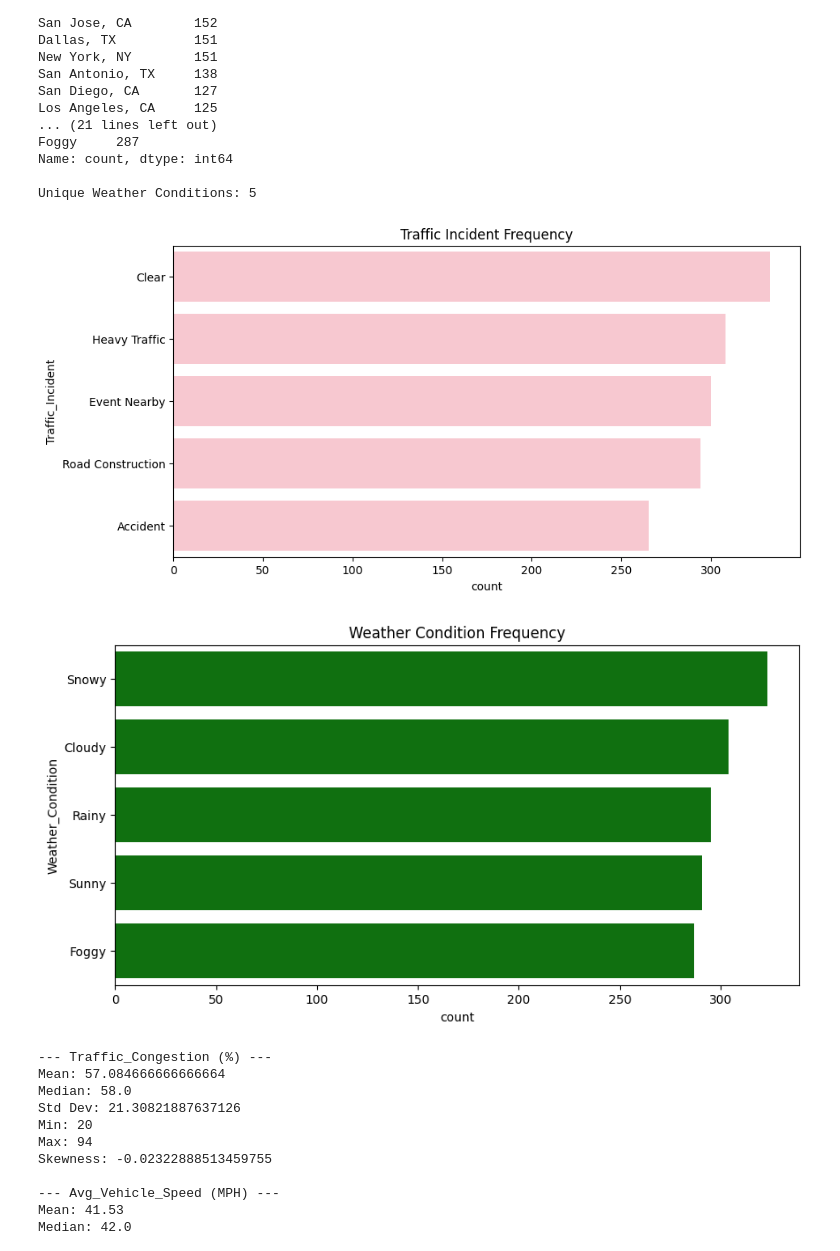
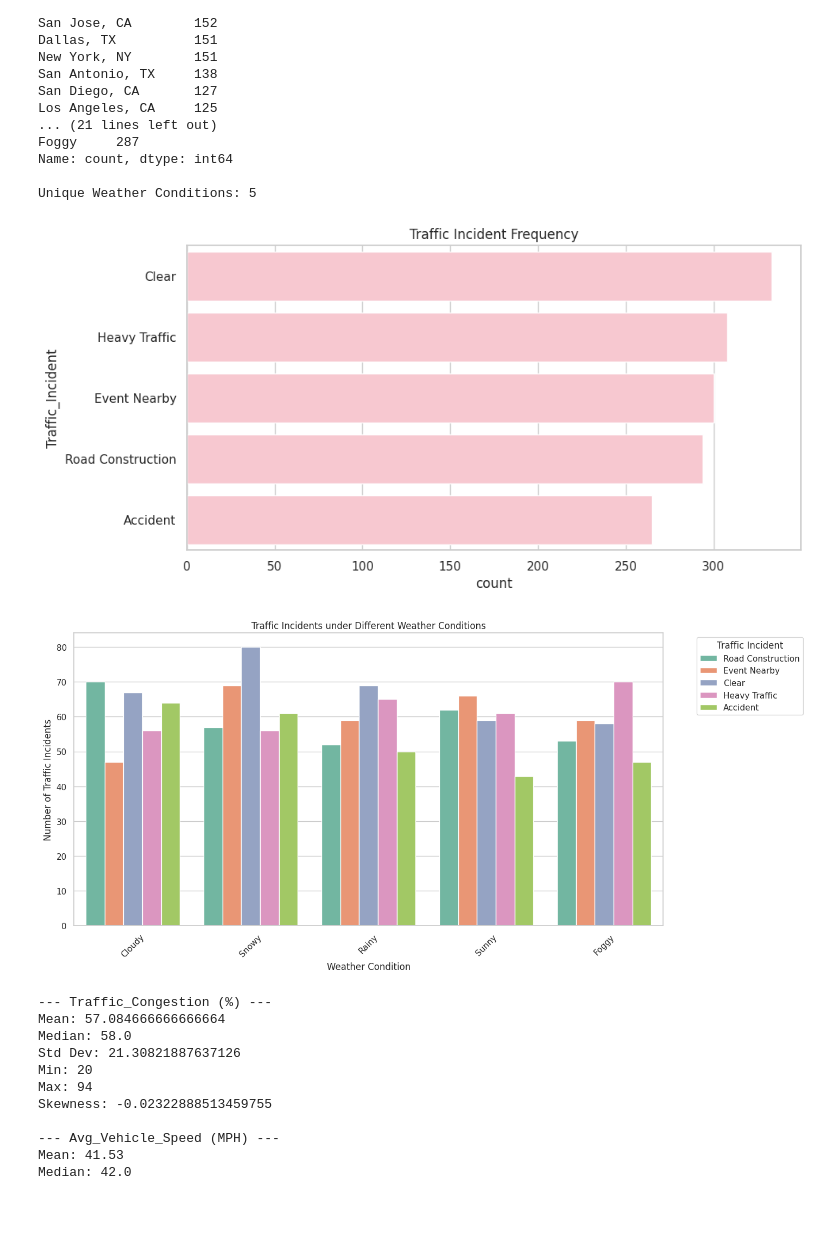
Before and after one commit to M-anvi/Python-Project, a Jupyter notebook: EDA.ipynb, the cells around one changed output. Drawn from its saved outputs; the diff is of its cells as text; code cells hidden in the pictures; blank space fills up the shorter version.

Commit message:
Final visualisations

```diff
--- a/EDA.ipynb
+++ b/EDA.ipynb
@@ -74,19 +74,23 @@ Unique Weather Conditions: 5
 # %%
 #VISUALIZING CATEGORICAL COLUMNS
 # Traffic Incident Count Plot
 plt.figure(figsize=(10,5))
 sns.countplot(data=df, y='Traffic_Incident', order=df['Traffic_Incident'].value_counts().index,color='pink')
 plt.title('Traffic Incident Frequency')
 plt.show()
 
-# Weather Condition Count Plot
-plt.figure(figsize=(10,5))
-sns.countplot(data=df, y='Weather_Condition', order=df['Weather_Condition'].value_counts().index,color='g')
-plt.title('Weather Condition Frequency')
+#TRAFFIC INCIDENTS UNDER DIFFERENT WEATHER CONDITIONS
+plt.figure(figsize=(14, 7))
+sns.countplot(data=df, x='Weather_Condition', hue='Traffic_Incident', palette='Set2')
+plt.xticks(rotation=45)
+plt.xlabel('Weather Condition')
+plt.ylabel('Number of Traffic Incidents')
+plt.title('Traffic Incidents under Different Weather Conditions')
+plt.legend(title='Traffic Incident', bbox_to_anchor=(1.05, 1), loc='upper left')
 plt.show()
 # %% [output]
-[figure, old version]
+[figure, new version]
-[figure, old version]
+[figure, new version]
 # %%
 #EXPLORING NUMERICAL COLUMNS
 numerical_cols = df.select_dtypes(include=['int64', 'float64']).columns
```
Also changed, not shown: parts of 9 cells of this notebook.
